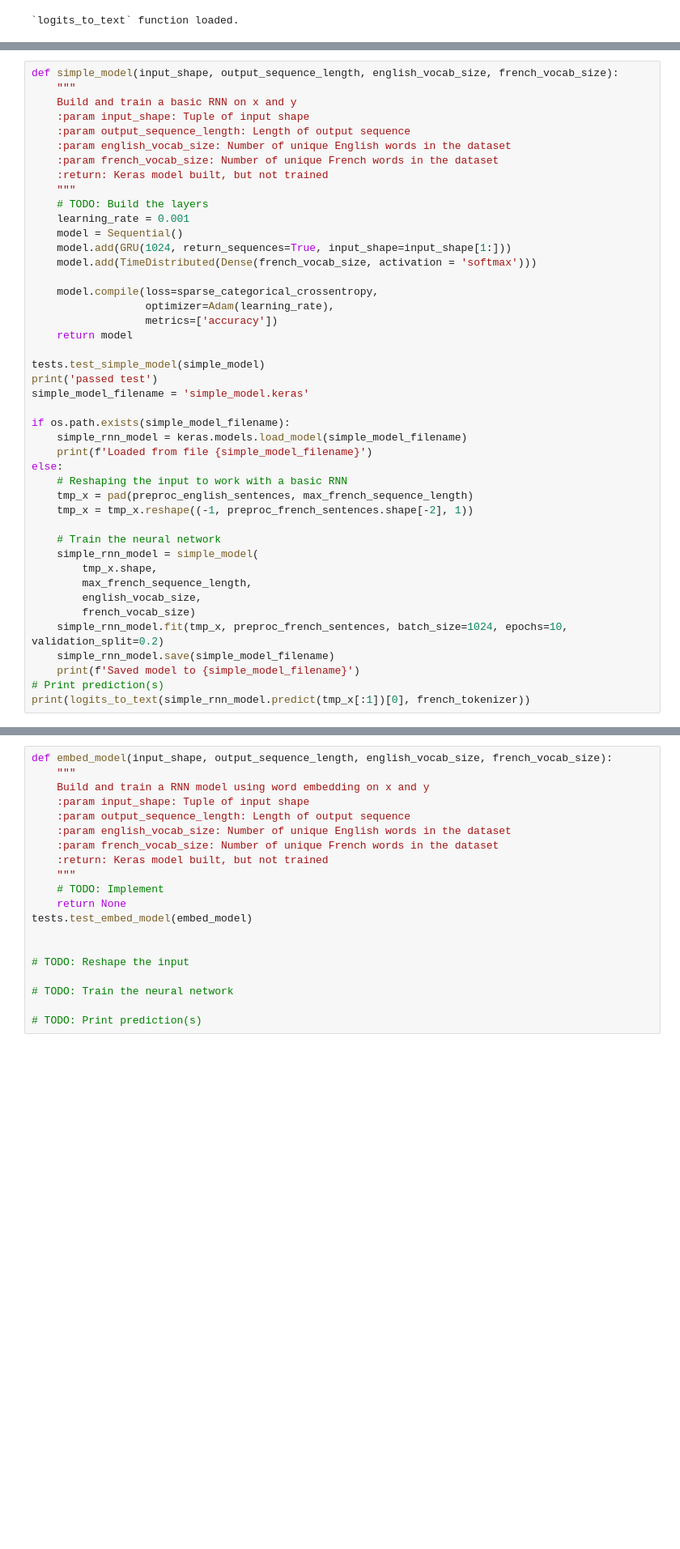
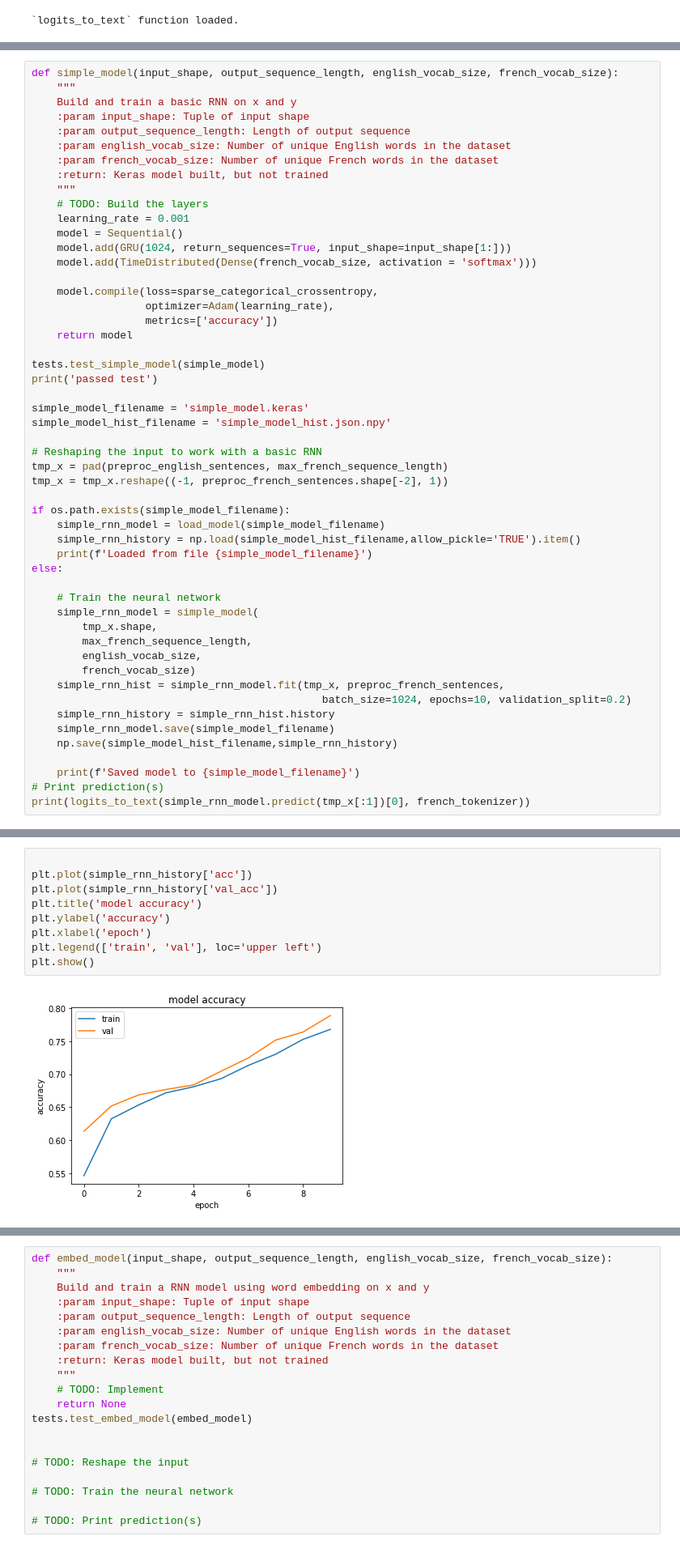
Before and after one commit to luiscberrocal/nlp-translation-udacity, a Jupyter notebook: machine_translation.ipynb, the cells around one changed output, grey strips where cells are left out. Shown: that part at 81% size. Drawn from its saved outputs; the diff is of its cells as text; blank space fills up the shorter version.

Commit message:
Saving simple model and traning history to disk

```diff
--- a/machine_translation.ipynb
+++ b/machine_translation.ipynb
@@ -297,15 +297,19 @@ def simple_model(input_shape, output_sequence_length, english_vocab_size, french
 
 tests.test_simple_model(simple_model)
 print('passed test')
+
 simple_model_filename = 'simple_model.keras'
+simple_model_hist_filename = 'simple_model_hist.json.npy'
+
+# Reshaping the input to work with a basic RNN
+tmp_x = pad(preproc_english_sentences, max_french_sequence_length)
+tmp_x = tmp_x.reshape((-1, preproc_french_sentences.shape[-2], 1))
 
 if os.path.exists(simple_model_filename):
-    simple_rnn_model = keras.models.load_model(simple_model_filename)
+    simple_rnn_model = load_model(simple_model_filename)
+    simple_rnn_history = np.load(simple_model_hist_filename,allow_pickle='TRUE').item()
     print(f'Loaded from file {simple_model_filename}')
 else:
-    # Reshaping the input to work with a basic RNN
-    tmp_x = pad(preproc_english_sentences, max_french_sequence_length)
-    tmp_x = tmp_x.reshape((-1, preproc_french_sentences.shape[-2], 1))
 
     # Train the neural network
     simple_rnn_model = simple_model(
@@ -313,8 +317,12 @@ else:
         max_french_sequence_length,
         english_vocab_size,
         french_vocab_size)
-    simple_rnn_model.fit(tmp_x, preproc_french_sentences, batch_size=1024, epochs=10, validation_split=0.2)
+    simple_rnn_hist = simple_rnn_model.fit(tmp_x, preproc_french_sentences,
+                                              batch_size=1024, epochs=10, validation_split=0.2)
+    simple_rnn_history = simple_rnn_hist.history
     simple_rnn_model.save(simple_model_filename)
+    np.save(simple_model_hist_filename,simple_rnn_history)
+
     print(f'Saved model to {simple_model_filename}')
 # Print prediction(s)
 print(logits_to_text(simple_rnn_model.predict(tmp_x[:1])[0], french_tokenizer))
@@ -341,3 +337,14 @@ simple_model.save('simple_model.keras')
+# %%
+
+plt.plot(simple_rnn_history['acc'])
+plt.plot(simple_rnn_history['val_acc'])
+plt.title('model accuracy')
+plt.ylabel('accuracy')
+plt.xlabel('epoch')
+plt.legend(['train', 'val'], loc='upper left')
+plt.show()
+# %% [output]
+[figure, added]
 # %% [markdown]
 ### Model 2: Embedding (IMPLEMENTATION)
 ![RNN](images/embedding.png)
```
Also changed, not shown: parts of 5 cells of this notebook, 2 other files.
